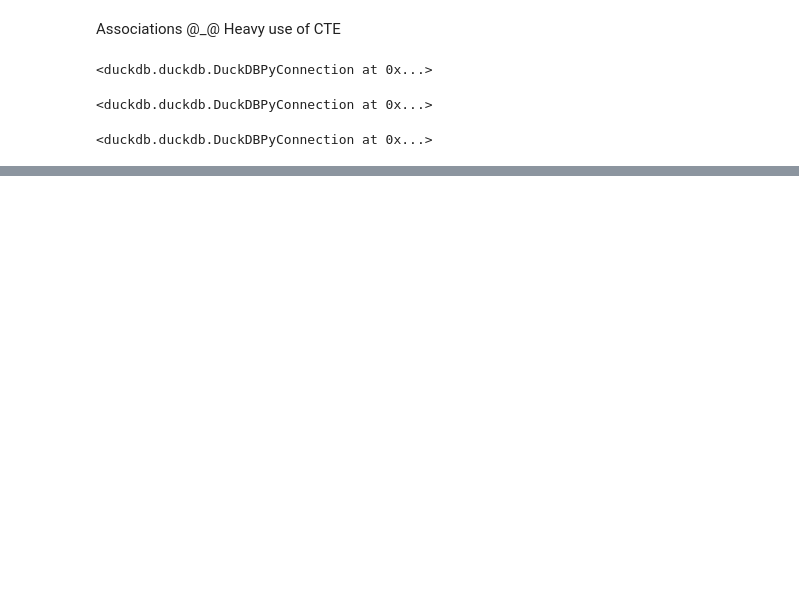
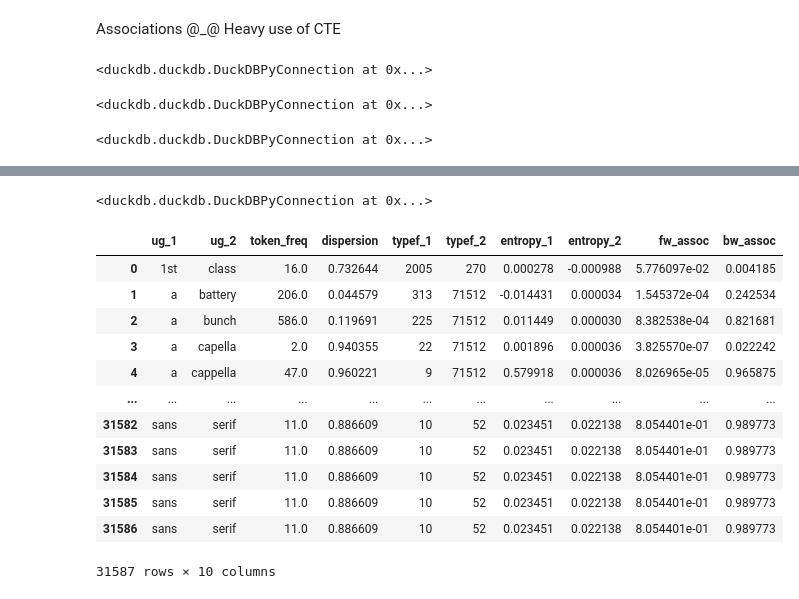
Before and after one commit to contreraskallens/MWU_measures, a Jupyter notebook: scratch.ipynb, the cells around one changed output, grey strips where cells are left out. Saved outputs shown, nothing was run; the diff lists cells and outputs as text; code cells hidden in the pictures; blank space fills up the shorter version.

```diff
--- a/scratch.ipynb
+++ b/scratch.ipynb
@@ -315,0 +680,34 @@ helper("SELECT * FROM assoc_table").fetch_df()
+# %%
+#now it's good
+helper("""
+       CREATE OR REPLACE TABLE entropy_diffs AS
+       SELECT * FROM entropy_1
+       INNER JOIN entropy_2
+       USING(ug_1, ug_2)
+       """)
+# %% [output]
+<duckdb.duckdb.DuckDBPyConnection at 0x...>
+# %%
+helper("""
+       SELECT *
+       FROM reduced_query
+       INNER JOIN token_freq USING(ug_1, ug_2)
+       INNER JOIN dispersion USING(ug_1, ug_2)
+       INNER JOIN type_freq USING (ug_1, ug_2)
+       INNER JOIN entropy_diffs USING (ug_1, ug_2)
+       INNER JOIN associations USING(ug_1, ug_2)
+       """).fetch_df()
+# %% [output]
+|  | ug_1 | ug_2 | token_freq | dispersion | typef_1 | typef_2 | entropy_1 | entropy_2 | fw_assoc | bw_assoc |
+| 0 | 1st | class | 16.0 | 0.732644 | 2005 | 270 | 0.000278 | -0.000988 | 5.776097e-02 | 0.004185 |
+| 1 | a | battery | 206.0 | 0.044579 | 313 | 71512 | -0.014431 | 0.000034 | 1.545372e-04 | 0.242534 |
+| 2 | a | bunch | 586.0 | 0.119691 | 225 | 71512 | 0.011449 | 0.000030 | 8.382538e-04 | 0.821681 |
+| 3 | a | capella | 2.0 | 0.940355 | 22 | 71512 | 0.001896 | 0.000036 | 3.825570e-07 | 0.022242 |
+| 4 | a | cappella | 47.0 | 0.960221 | 9 | 71512 | 0.579918 | 0.000036 | 8.026965e-05 | 0.965875 |
+| ... | ... | ... | ... | ... | ... | ... | ... | ... | ... | ... |
+| 31582 | sans | serif | 11.0 | 0.886609 | 10 | 52 | 0.023451 | 0.022138 | 8.054401e-01 | 0.989773 |
+| 31583 | sans | serif | 11.0 | 0.886609 | 10 | 52 | 0.023451 | 0.022138 | 8.054401e-01 | 0.989773 |
+| 31584 | sans | serif | 11.0 | 0.886609 | 10 | 52 | 0.023451 | 0.022138 | 8.054401e-01 | 0.989773 |
+| 31585 | sans | serif | 11.0 | 0.886609 | 10 | 52 | 0.023451 | 0.022138 | 8.054401e-01 | 0.989773 |
+| 31586 | sans | serif | 11.0 | 0.886609 | 10 | 52 | 0.023451 | 0.022138 | 8.054401e-01 | 0.989773 |
+31587 rows × 10 columns
```
Also changed, not shown: parts of 17 cells of this notebook, 2 other files.
